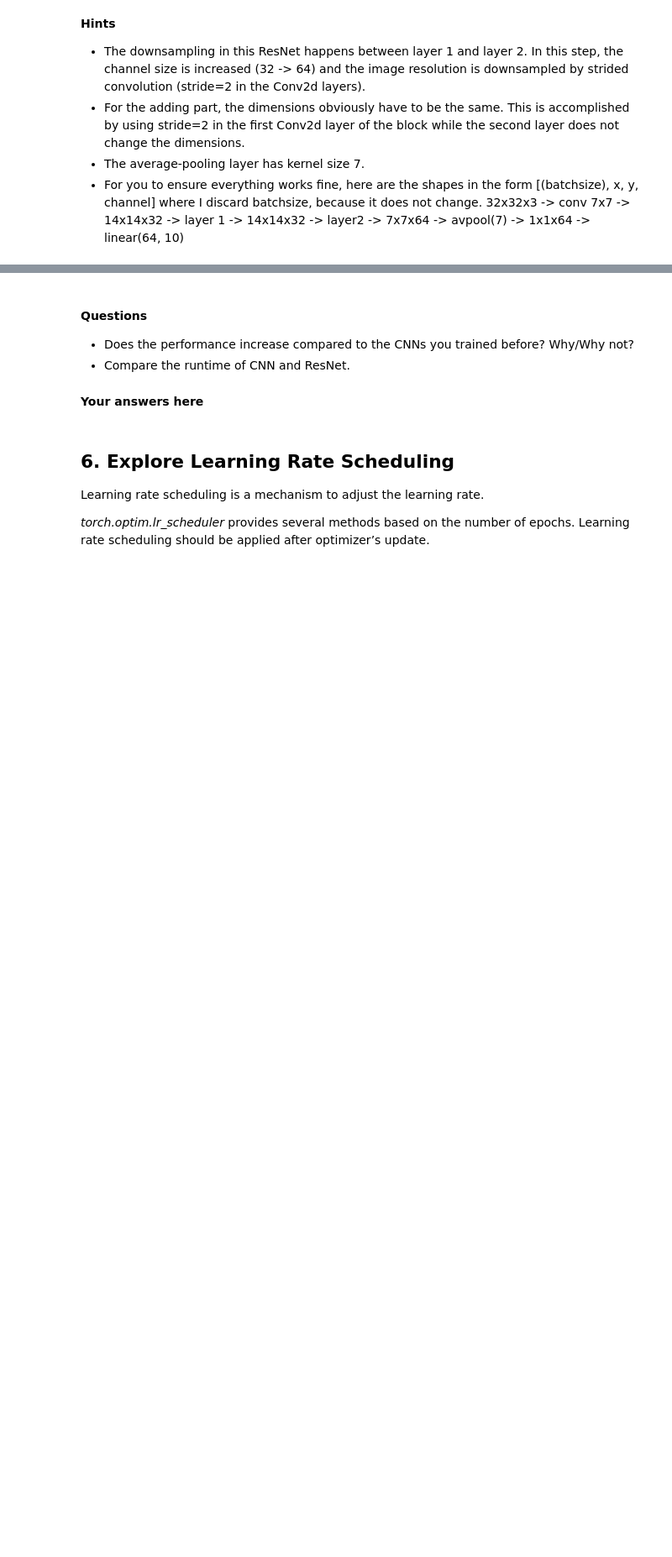
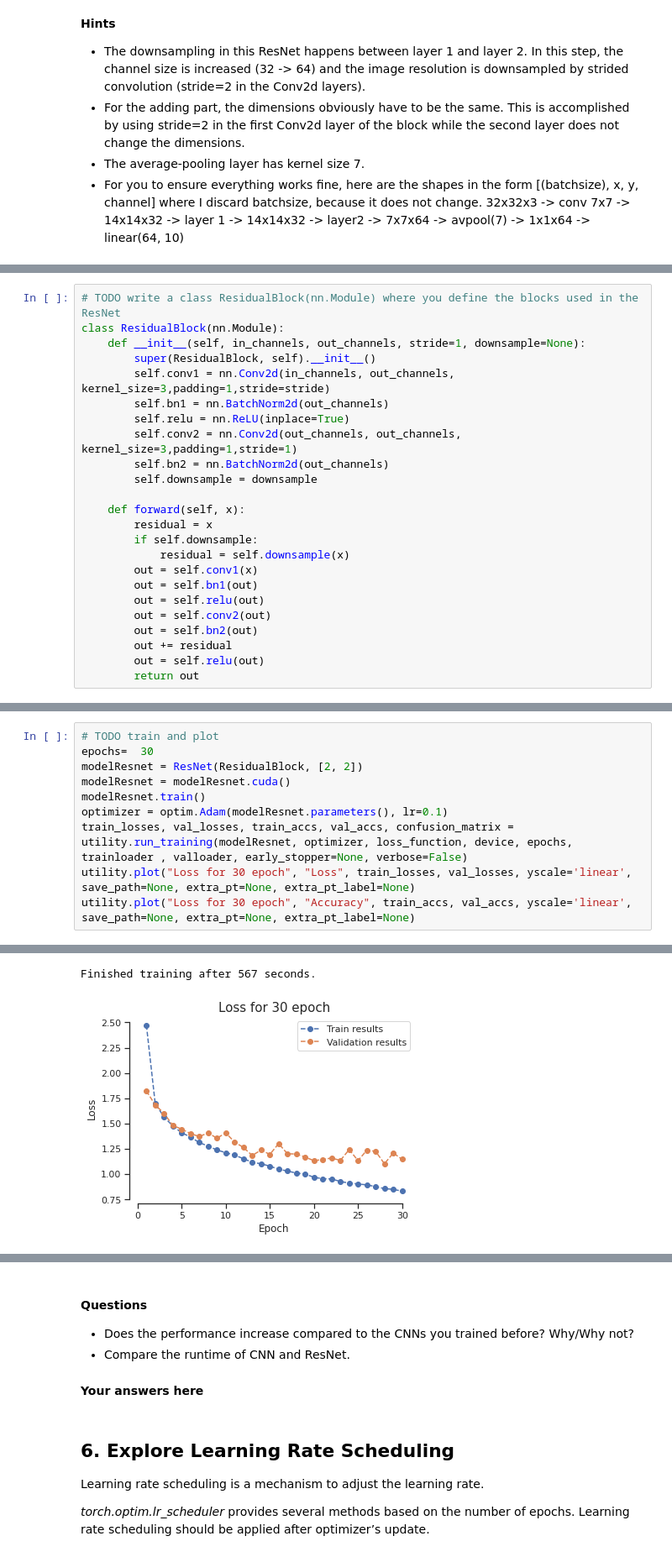
Before and after one commit to philippNolte/WS21deeplearning, a Jupyter notebook: Ex3_2021_Kimia.ipynb, the cells around one changed output, grey strips where cells are left out. Shown: that part at 84% size. Drawn from its saved outputs; the diff is of its cells as text; blank space fills up the shorter version.

```diff
--- a/Ex3_2021_Kimia.ipynb
+++ b/Ex3_2021_Kimia.ipynb
@@ -203,0 +309,24 @@ The Resnet skips connections via addition.
+# %%
+# TODO write a class ResidualBlock(nn.Module) where you define the blocks used in the ResNet
+class ResidualBlock(nn.Module):
+    def __init__(self, in_channels, out_channels, stride=1, downsample=None):
+        super(ResidualBlock, self).__init__()
+        self.conv1 = nn.Conv2d(in_channels, out_channels, kernel_size=3,padding=1,stride=stride)
+        self.bn1 = nn.BatchNorm2d(out_channels)
+        self.relu = nn.ReLU(inplace=True)
+        self.conv2 = nn.Conv2d(out_channels, out_channels, kernel_size=3,padding=1,stride=1)
+        self.bn2 = nn.BatchNorm2d(out_channels)
+        self.downsample = downsample
+
+    def forward(self, x):
+        residual = x
+        if self.downsample:
+            residual = self.downsample(x)
+        out = self.conv1(x)
+        out = self.bn1(out)
+        out = self.relu(out)
+        out = self.conv2(out)
+        out = self.bn2(out)
+        out += residual
+        out = self.relu(out)
+        return out
@@ -203,0 +371,11 @@ The Resnet skips connections via addition.
+# %%
+# TODO train and plot
+epochs=  30
+modelResnet = ResNet(ResidualBlock, [2, 2])
+modelResnet = modelResnet.cuda()
+modelResnet.train()
+optimizer = optim.Adam(modelResnet.parameters(), lr=0.1)
+train_losses, val_losses, train_accs, val_accs, confusion_matrix = utility.run_training(modelResnet, optimizer, loss_function, device, epochs, trainloader , valloader, early_stopper=None, verbose=False)
+utility.plot("Loss for 30 epoch", "Loss", train_losses, val_losses, yscale='linear', save_path=None, extra_pt=None, extra_pt_label=None)
+utility.plot("Loss for 30 epoch", "Accuracy", train_accs, val_accs, yscale='linear', save_path=None, extra_pt=None, extra_pt_label=None)
+# %% [output]
@@ -203,0 +383,2 @@ The Resnet skips connections via addition.
+Finished training after 567 seconds.
+[figure, added]
```
Also changed, not shown: parts of 34 cells of this notebook.
